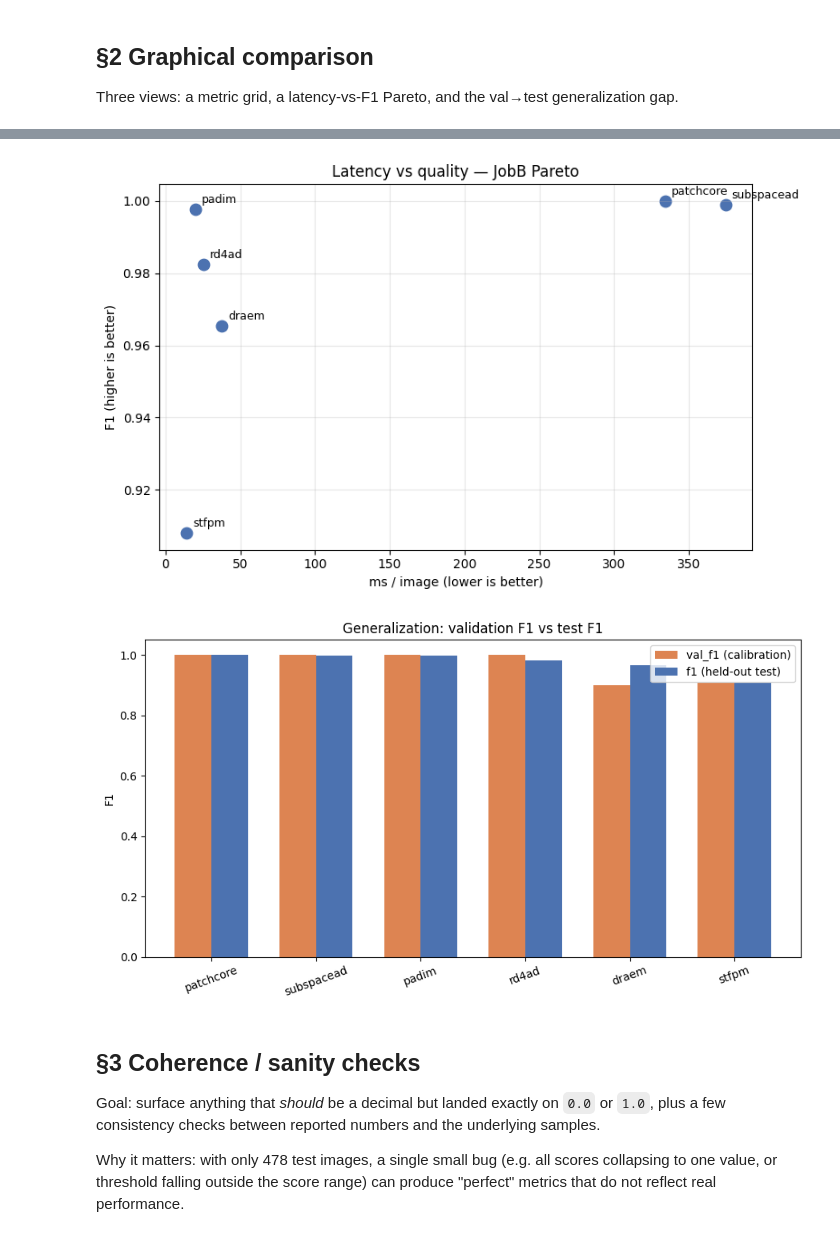
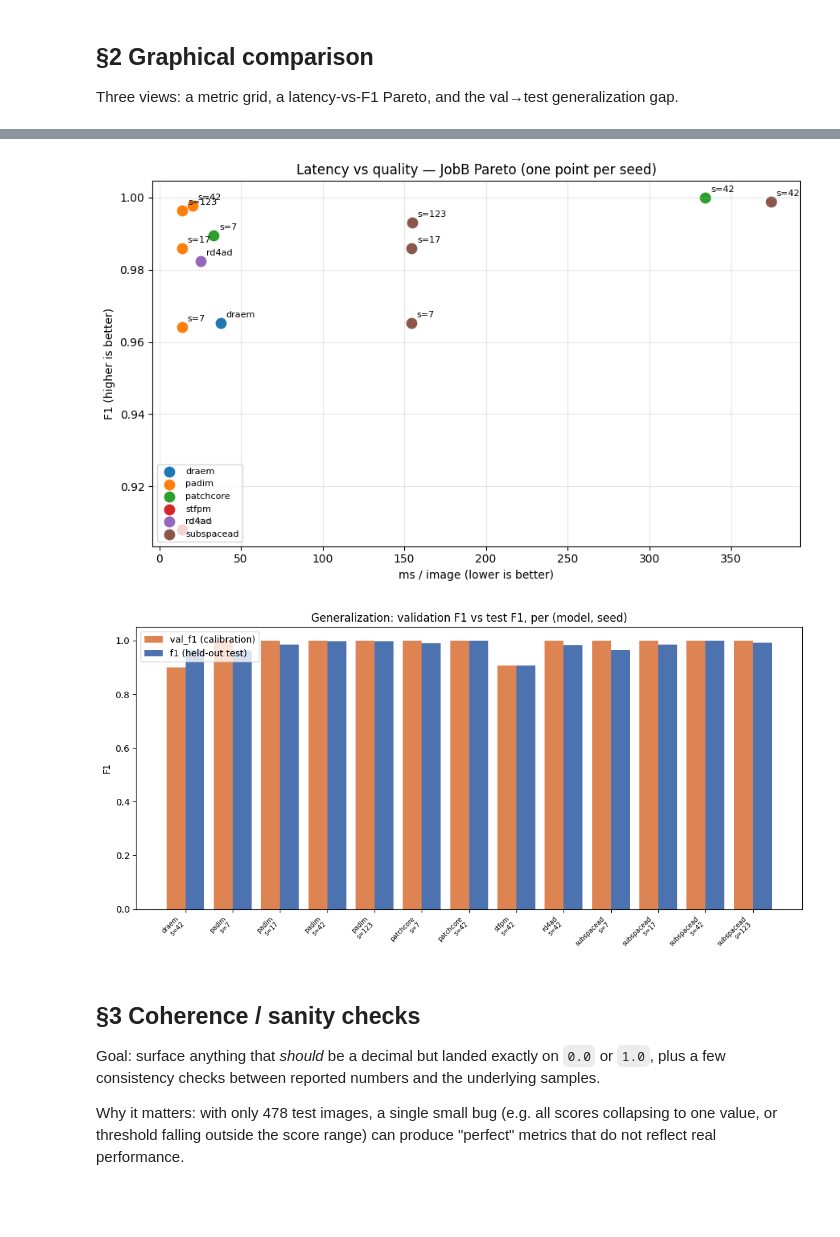
Before and after one commit to LorenzSF/Real-time-visual-defect-detection, a Jupyter notebook: notebooks/analyze jobB.ipynb, the cells around one changed output, grey strips where cells are left out. Saved outputs shown, nothing was run; the diff lists cells and outputs as text; code cells hidden in the pictures; blank space fills up the shorter version.

```diff
--- a/notebooks/analyze jobB.ipynb
+++ b/notebooks/analyze jobB.ipynb
@@ -127,8 +178,8 @@ summary.round(4)
 # %%
-# val (calibration) vs test (held-out) — generalization gap.
-gap_cols = ["model", "val_f1", "f1", "val_auroc", "auroc", "val_aupr", "aupr", "val_recall", "recall", "val_precision", "precision"]
+# val (calibration) vs test (held-out) — generalization gap, per (model, seed).
+gap_cols = ["model", "seed", "val_f1", "f1", "val_auroc", "auroc", "val_aupr", "aupr", "val_recall", "recall", "val_precision", "precision"]
 gap = df[gap_cols].copy()
 for m in ["f1", "auroc", "aupr", "recall", "precision"]:
     gap[f"{m}_gap"] = gap[m] - gap[f"val_{m}"]
-gap.set_index("model").round(4)
+gap.sort_values(["model", "seed"]).set_index(["model", "seed"]).round(4)
 # %% [output]
@@ -177,20 +242,23 @@ support_df
 
 Three views: a metric grid, a latency-vs-F1 Pareto, and the val→test generalization gap.
 # %%
+# One bar per (model, seed). Models with one seed show a single bar; multi-seed models
+# show one bar per seed so cross-seed variance is visible at a glance.
 metrics = ["auroc", "aupr", "f1", "precision", "recall", "recall_at_fpr_1pct"]
-fig, axes = plt.subplots(2, 3, figsize=(14, 7), sharey=True)
-order = df.sort_values("f1", ascending=False)["model"].tolist()
+df_plot = df.sort_values(["model", "seed"]).reset_index(drop=True)
+labels = [f"{m.replace('anomalib_', '')}\ns={s}" for m, s in zip(df_plot["model"], df_plot["seed"])]
+fig, axes = plt.subplots(2, 3, figsize=(15, 7.5), sharey=True)
 for ax, metric in zip(axes.ravel(), metrics):
-    sub = df.set_index("model").loc[order, metric]
-    bars = ax.bar(range(len(sub)), sub.values, color="#4C72B0")
-    ax.set_xticks(range(len(sub)))
-    ax.set_xticklabels([m.replace("anomalib_", "") for m in sub.index], rotation=30, ha="right")
+    vals = df_plot[metric].values
+    bars = ax.bar(range(len(vals)), vals, color="#4C72B0")
+    ax.set_xticks(range(len(vals)))
+    ax.set_xticklabels(labels, rotation=45, ha="right", fontsize=7)
     ax.set_title(metric)
     ax.set_ylim(0, 1.05)
     ax.axhline(1.0, color="#c44e52", lw=0.7, ls=":")
-    for b, v in zip(bars, sub.values):
-        ax.text(b.get_x() + b.get_width() / 2, v + 0.01, f"{v:.3f}", ha="center", va="bottom", fontsize=8)
-fig.suptitle("JobB — quality metrics per model", fontsize=12)
+    for b, v in zip(bars, vals):
+        ax.text(b.get_x() + b.get_width() / 2, v + 0.01, f"{v:.3f}", ha="center", va="bottom", fontsize=7)
+fig.suptitle("JobB — quality metrics per (model, seed)", fontsize=12)
 fig.tight_layout()
 plt.show()
 # %% [output]
@@ -198,36 +266,45 @@ plt.show()
 # %%
-fig, ax = plt.subplots(figsize=(8, 5))
-ax.scatter(df["ms_per_image"], df["f1"], s=80, color="#4C72B0")
-for _, r in df.iterrows():
-    ax.annotate(r["model"].replace("anomalib_", ""),
-                (r["ms_per_image"], r["f1"]),
-                xytext=(5, 5), textcoords="offset points", fontsize=9)
+# Pareto: latency vs F1, one point per (model, seed). Point colour by model,
+# annotation shows seed when there are multiple per model.
+fig, ax = plt.subplots(figsize=(9, 5.5))
+models = sorted(df["model"].unique())
+cmap = plt.get_cmap("tab10")
+color_by = {m: cmap(i % 10) for i, m in enumerate(models)}
+for m in models:
+    sub = df[df["model"] == m]
+    ax.scatter(sub["ms_per_image"], sub["f1"], s=80, color=color_by[m], label=m.replace("anomalib_", ""))
+    multi = len(sub) > 1
+    for _, r in sub.iterrows():
+        tag = f"s={r['seed']}" if multi else r["model"].replace("anomalib_", "")
+        ax.annotate(tag, (r["ms_per_image"], r["f1"]),
+                    xytext=(5, 5), textcoords="offset points", fontsize=8)
 ax.set_xlabel("ms / image (lower is better)")
 ax.set_ylabel("F1 (higher is better)")
-ax.set_title("Latency vs quality — JobB Pareto")
+ax.set_title("Latency vs quality — JobB Pareto (one point per seed)")
 ax.grid(alpha=0.3)
+ax.legend(fontsize=8, loc="lower left")
 plt.tight_layout()
 plt.show()
 # %% [output]
-[figure, old version]
+[figure, new version]
 # %%
-fig, ax = plt.subplots(figsize=(9, 5))
-x = np.arange(len(order))
-w = 0.35
-vals_val = df.set_index("model").loc[order, "val_f1"].values
-vals_test = df.set_index("model").loc[order, "f1"].values
-ax.bar(x - w/2, vals_val, w, label="val_f1 (calibration)", color="#dd8452")
-ax.bar(x + w/2, vals_test, w, label="f1 (held-out test)", color="#4C72B0")
+# Generalization gap per (model, seed). When val_f1 saturates at 1.0 across all seeds
+# (as on Deceuninck) the val→test gap is the meaningful number, not val_f1 itself.
+fig, ax = plt.subplots(figsize=(11, 5.5))
+x = np.arange(len(df_plot))
+w = 0.4
+ax.bar(x - w/2, df_plot["val_f1"].values, w, label="val_f1 (calibration)", color="#dd8452")
+ax.bar(x + w/2, df_plot["f1"].values, w, label="f1 (held-out test)", color="#4C72B0")
 ax.set_xticks(x)
-ax.set_xticklabels([m.replace("anomalib_", "") for m in order], rotation=20)
+ax.set_xticklabels(labels, rotation=45, ha="right", fontsize=7)
 ax.set_ylim(0, 1.05)
 ax.set_ylabel("F1")
-ax.set_title("Generalization: validation F1 vs test F1")
+ax.set_title("Generalization: validation F1 vs test F1, per (model, seed)")
 ax.legend()
 plt.tight_layout()
 plt.show()
 # %% [output]
-[figure, old version]
+[figure, new version]
 # %% [markdown]
 ## §3 Coherence / sanity checks
 
```
Also changed, not shown: parts of 27 cells of this notebook, 14 other files.
